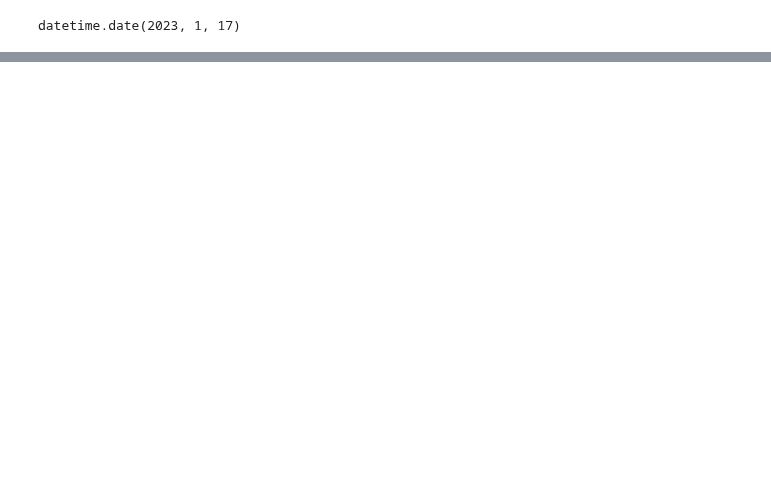
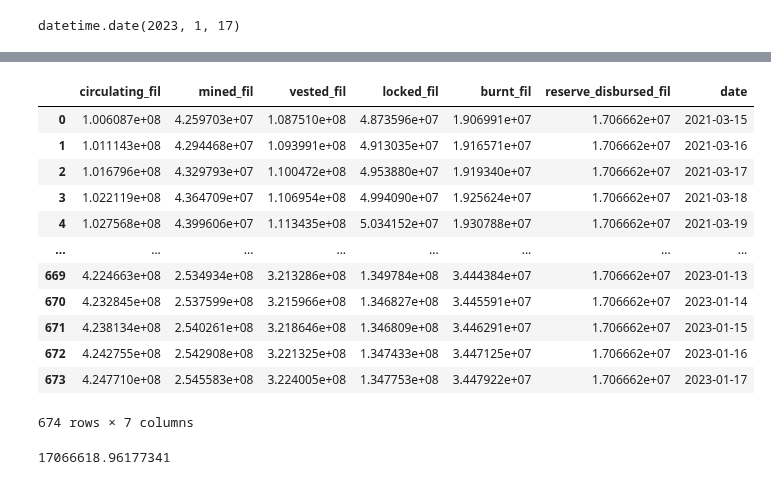
Before and after one commit to protocol/filecoin-agent-twin, a Jupyter notebook: notebooks/crosscheck_agent_seed.ipynb, the cells around one changed output, grey strips where cells are left out. Drawn from its saved outputs; the diff is of its cells as text; code cells hidden in the pictures; blank space fills up the shorter version.

Commit message:
added in circ-supply metrics

```diff
--- a/notebooks/crosscheck_agent_seed.ipynb
+++ b/notebooks/crosscheck_agent_seed.ipynb
@@ -117,3 +117,25 @@ plt.tight_layout()
 # %% [output]
 [interactive output not drawn]
 [interactive output not drawn]
+# %%
+supply_df = data.query_supply_stats(date(2021,3,15), simulation_start_date)
+# %%
+supply_df
+# %% [output]
+|  | circulating_fil | mined_fil | vested_fil | locked_fil | burnt_fil | reserve_disbursed_fil | date |
+| 0 | 1.006087e+08 | 4.259703e+07 | 1.087510e+08 | 4.873596e+07 | 1.906991e+07 | 1.706662e+07 | 2021-03-15 |
+| 1 | 1.011143e+08 | 4.294468e+07 | 1.093991e+08 | 4.913035e+07 | 1.916571e+07 | 1.706662e+07 | 2021-03-16 |
+| 2 | 1.016796e+08 | 4.329793e+07 | 1.100472e+08 | 4.953880e+07 | 1.919340e+07 | 1.706662e+07 | 2021-03-17 |
+| 3 | 1.022119e+08 | 4.364709e+07 | 1.106954e+08 | 4.994090e+07 | 1.925624e+07 | 1.706662e+07 | 2021-03-18 |
+| 4 | 1.027568e+08 | 4.399606e+07 | 1.113435e+08 | 5.034152e+07 | 1.930788e+07 | 1.706662e+07 | 2021-03-19 |
+| ... | ... | ... | ... | ... | ... | ... | ... |
+| 669 | 4.224663e+08 | 2.534934e+08 | 3.213286e+08 | 1.349784e+08 | 3.444384e+07 | 1.706662e+07 | 2023-01-13 |
+| 670 | 4.232845e+08 | 2.537599e+08 | 3.215966e+08 | 1.346827e+08 | 3.445591e+07 | 1.706662e+07 | 2023-01-14 |
+| 671 | 4.238134e+08 | 2.540261e+08 | 3.218646e+08 | 1.346809e+08 | 3.446291e+07 | 1.706662e+07 | 2023-01-15 |
+| 672 | 4.242755e+08 | 2.542908e+08 | 3.221325e+08 | 1.347433e+08 | 3.447125e+07 | 1.706662e+07 | 2023-01-16 |
+| 673 | 4.247710e+08 | 2.545583e+08 | 3.224005e+08 | 1.347753e+08 | 3.447922e+07 | 1.706662e+07 | 2023-01-17 |
+674 rows × 7 columns
+# %%
+17066618961773411890063046 * 10**-18
+# %% [output]
+17066618.96177341
```
Also changed, not shown: 3 other files.
